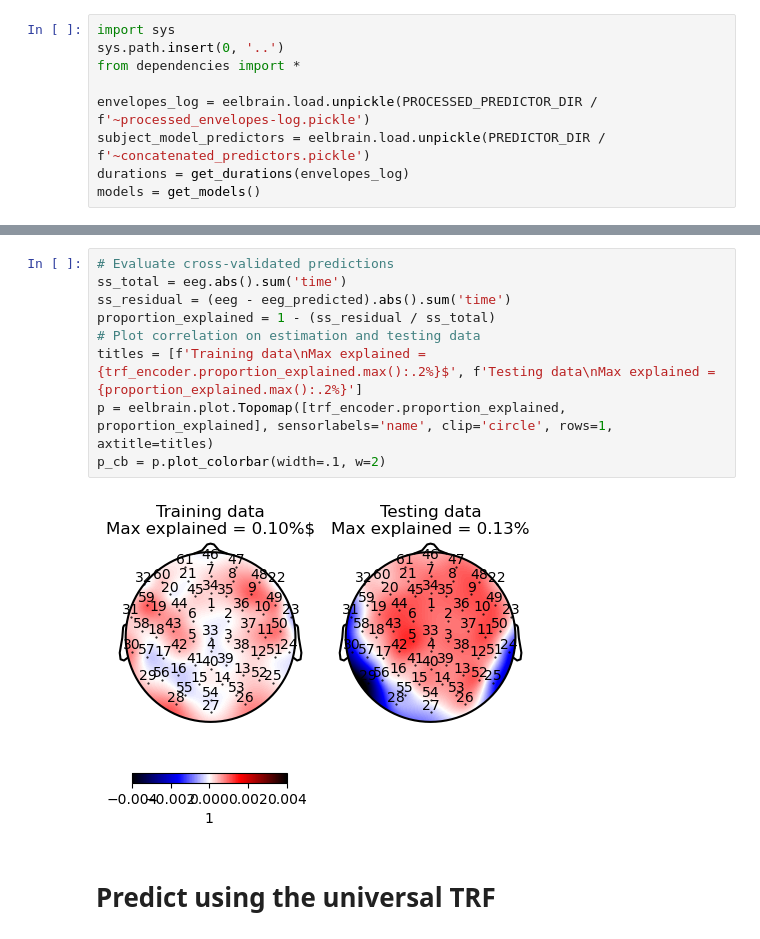
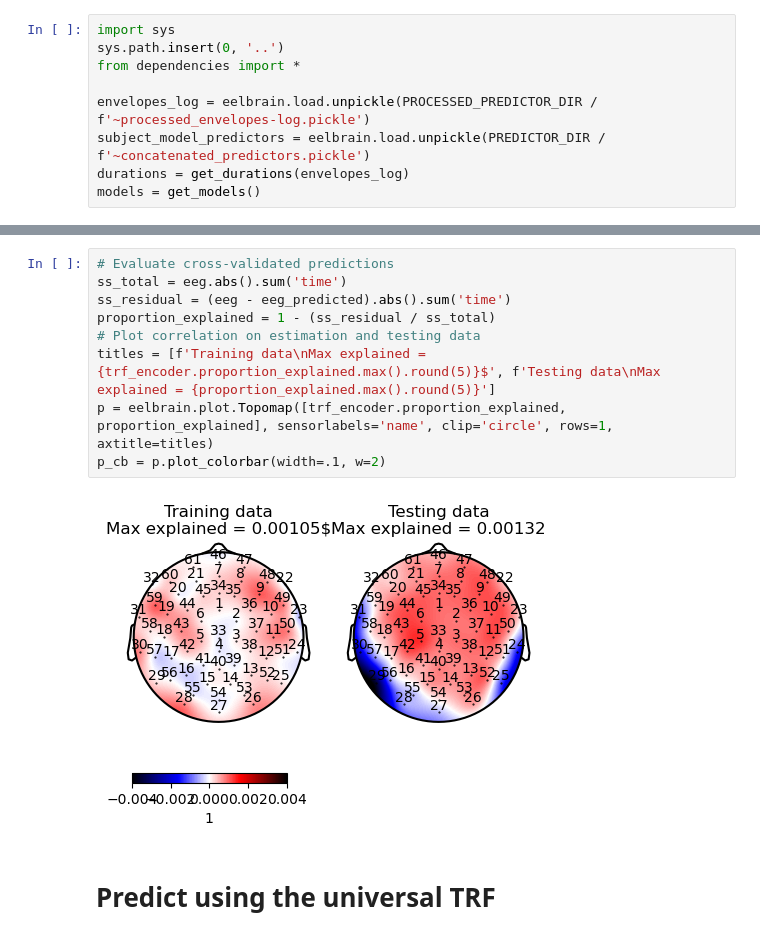
Before and after one commit to manito-coder/Alice, a Jupyter notebook: analysis/predict-eeg.ipynb, the cells around one changed output, grey strips where cells are left out. Saved outputs shown, nothing was run; the diff lists cells and outputs as text.

```diff
--- a/analysis/predict-eeg.ipynb
+++ b/analysis/predict-eeg.ipynb
@@ -28,14 +170,14 @@ print(eeg_predicted)
 # %%
 # Evaluate cross-validated predictions
 ss_total = eeg.abs().sum('time')
 ss_residual = (eeg - eeg_predicted).abs().sum('time')
 proportion_explained = 1 - (ss_residual / ss_total)
 # Plot correlation on estimation and testing data
-titles = [f'Training data\nMax explained = {trf_encoder.proportion_explained.max():.2%}$', f'Testing data\nMax explained = {proportion_explained.max():.2%}']
+titles = [f'Training data\nMax explained = {trf_encoder.proportion_explained.max().round(5)}$', f'Testing data\nMax explained = {proportion_explained.max().round(5)}']
 p = eelbrain.plot.Topomap([trf_encoder.proportion_explained, proportion_explained], sensorlabels='name', clip='circle', rows=1, axtitle=titles)
 p_cb = p.plot_colorbar(width=.1, w=2)
 # %% [output]
-[figure, old version]
+[figure, new version]
 [figure]
 # %% [markdown]
 # Predict using the universal TRF
```
Also changed, not shown: parts of 5 cells of this notebook, 10 other files.
